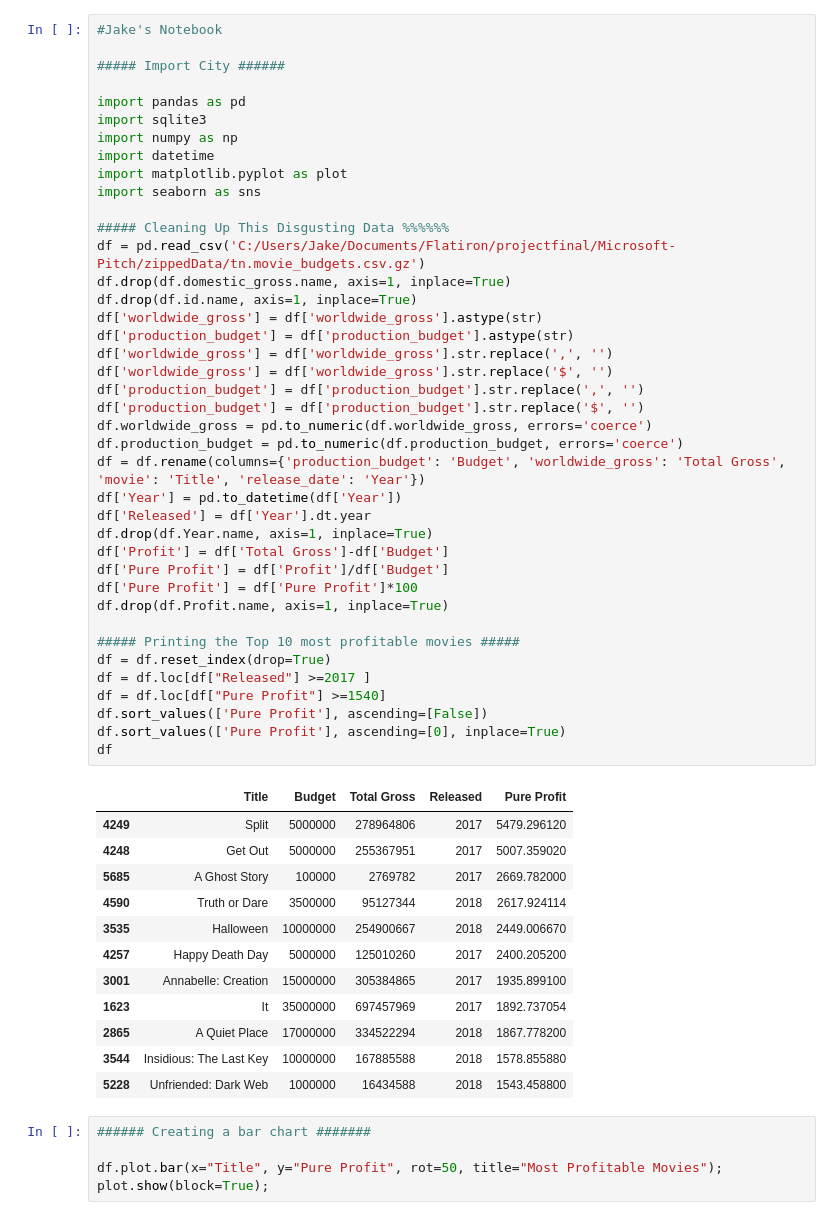
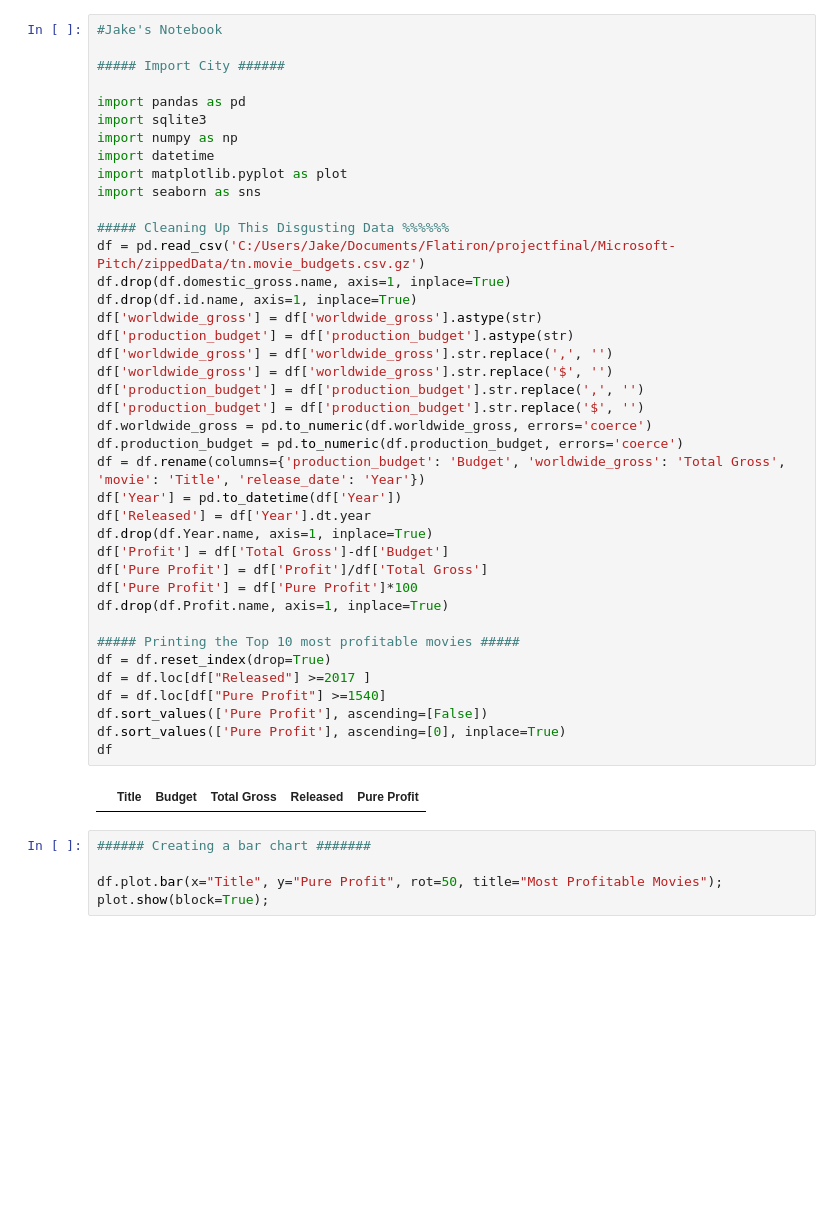
Before and after one commit to jswec/Microsoft-Pitch, a Jupyter notebook: notebooks/Jake.ipynb, the cells around one changed output. Cells and saved outputs as stored; diff of their text form; blank space fills up the shorter version.

```diff
--- a/notebooks/Jake.ipynb
+++ b/notebooks/Jake.ipynb
@@ -12,45 +12,34 @@ import seaborn as sns
 
 ##### Cleaning Up This Disgusting Data %%%%%%
 df = pd.read_csv('C:/Users/Jake/Documents/Flatiron/projectfinal/Microsoft-Pitch/zippedData/tn.movie_budgets.csv.gz')
 df.drop(df.domestic_gross.name, axis=1, inplace=True)
 df.drop(df.id.name, axis=1, inplace=True)
 df['worldwide_gross'] = df['worldwide_gross'].astype(str)
 df['production_budget'] = df['production_budget'].astype(str)
 df['worldwide_gross'] = df['worldwide_gross'].str.replace(',', '')
 df['worldwide_gross'] = df['worldwide_gross'].str.replace('$', '')
 df['production_budget'] = df['production_budget'].str.replace(',', '')
 df['production_budget'] = df['production_budget'].str.replace('$', '')
 df.worldwide_gross = pd.to_numeric(df.worldwide_gross, errors='coerce')
 df.production_budget = pd.to_numeric(df.production_budget, errors='coerce')
 df = df.rename(columns={'production_budget': 'Budget', 'worldwide_gross': 'Total Gross', 'movie': 'Title', 'release_date': 'Year'})
 df['Year'] = pd.to_datetime(df['Year'])
 df['Released'] = df['Year'].dt.year
 df.drop(df.Year.name, axis=1, inplace=True)
 df['Profit'] = df['Total Gross']-df['Budget']
-df['Pure Profit'] = df['Profit']/df['Budget']
+df['Pure Profit'] = df['Profit']/df['Total Gross']
 df['Pure Profit'] = df['Pure Profit']*100
 df.drop(df.Profit.name, axis=1, inplace=True)
 
 ##### Printing the Top 10 most profitable movies #####
 df = df.reset_index(drop=True)
 df = df.loc[df["Released"] >=2017 ]
 df = df.loc[df["Pure Profit"] >=1540]
 df.sort_values(['Pure Profit'], ascending=[False])
 df.sort_values(['Pure Profit'], ascending=[0], inplace=True)
 df
 # %% [output]
 |  | Title | Budget | Total Gross | Released | Pure Profit |
-| 4249 | Split | 5000000 | 278964806 | 2017 | 5479.296120 |
-| 4248 | Get Out | 5000000 | 255367951 | 2017 | 5007.359020 |
-| 5685 | A Ghost Story | 100000 | 2769782 | 2017 | 2669.782000 |
-| 4590 | Truth or Dare | 3500000 | 95127344 | 2018 | 2617.924114 |
-| 3535 | Halloween | 10000000 | 254900667 | 2018 | 2449.006670 |
-| 4257 | Happy Death Day | 5000000 | 125010260 | 2017 | 2400.205200 |
-| 3001 | Annabelle: Creation | 15000000 | 305384865 | 2017 | 1935.899100 |
-| 1623 | It | 35000000 | 697457969 | 2017 | 1892.737054 |
-| 2865 | A Quiet Place | 17000000 | 334522294 | 2018 | 1867.778200 |
-| 3544 | Insidious: The Last Key | 10000000 | 167885588 | 2018 | 1578.855880 |
-| 5228 | Unfriended: Dark Web | 1000000 | 16434588 | 2018 | 1543.458800 |
 # %%
 ###### Creating a bar chart #######
 
```
